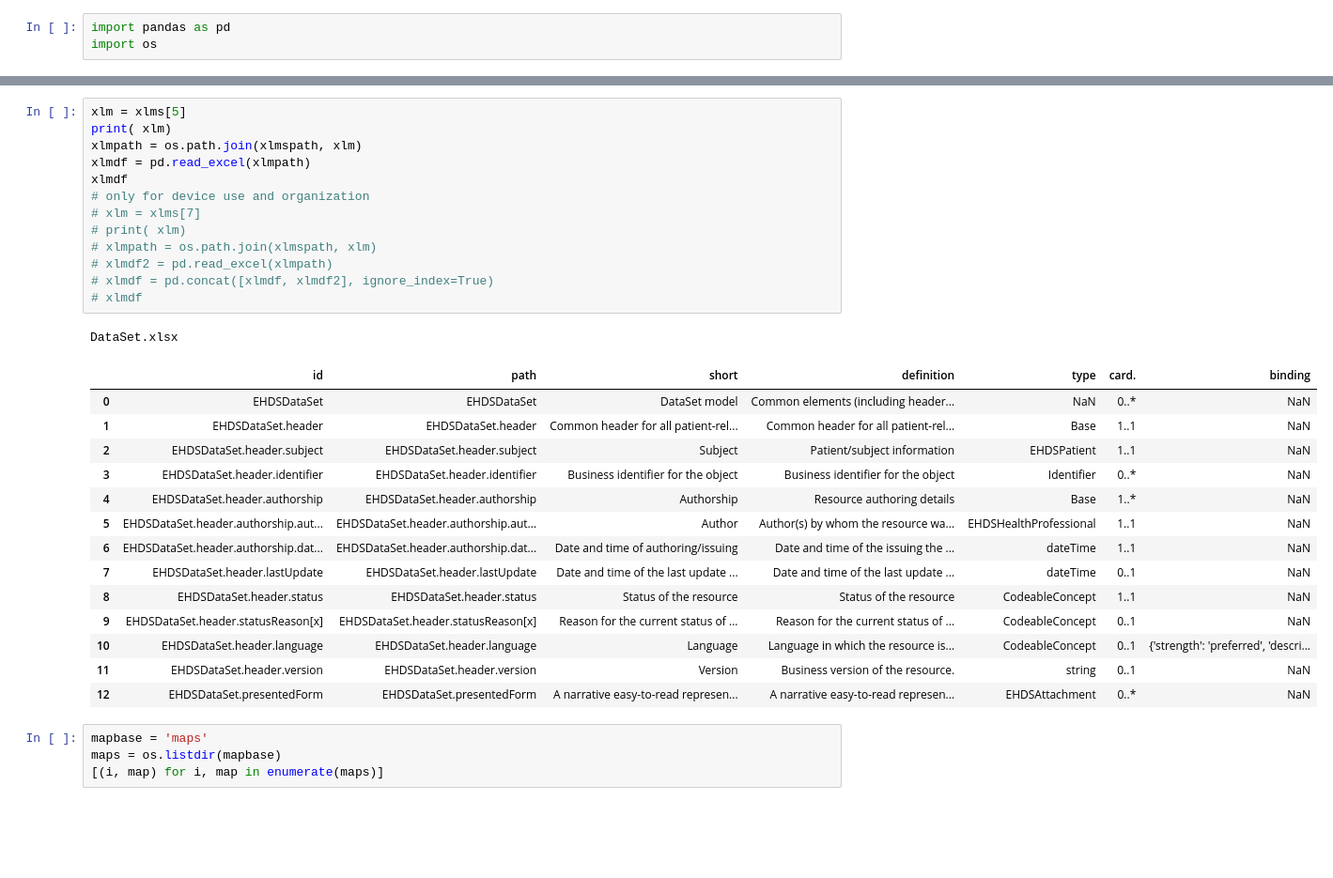
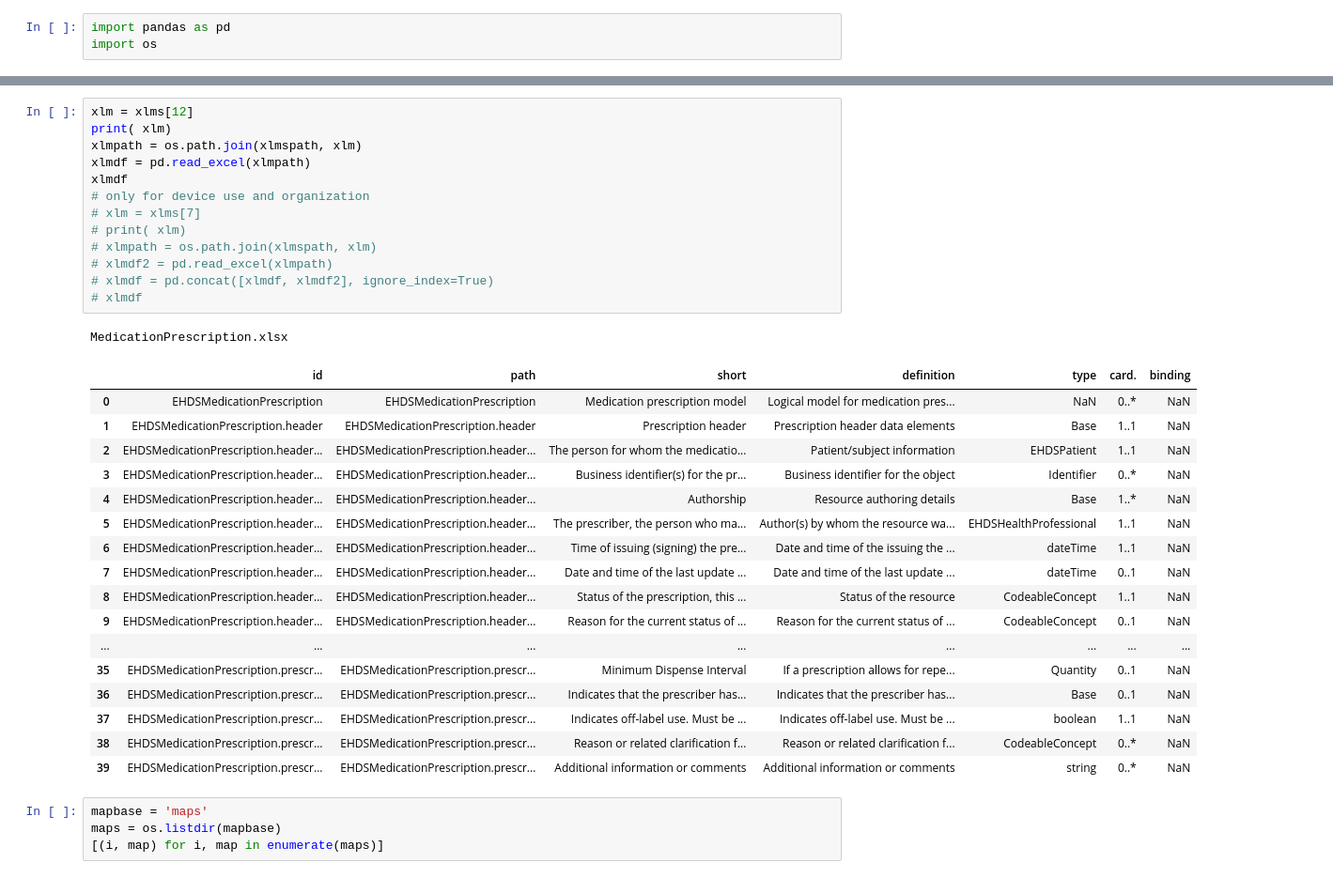
Before and after one commit to Nictiz/eu-nl-compared, a Jupyter notebook: mapping.ipynb, the cells around one changed output, grey strips where cells are left out. Shown at 94% size. Drawn from its saved outputs; the diff is of its cells as text; blank space fills up the shorter version.

Commit message:
Added MedicationPrescription
xtEHR zibs2024 initial mapping

```diff
--- a/mapping.ipynb
+++ b/mapping.ipynb
@@ -78,32 +77,35 @@ xlms = os.listdir(xlmspath)
 # %%
-xlm = xlms[5]
+xlm = xlms[12]
 print( xlm)
 xlmpath = os.path.join(xlmspath, xlm)
 xlmdf = pd.read_excel(xlmpath)
 xlmdf
 # only for device use and organization
 # xlm = xlms[7]
 # print( xlm)
 # xlmpath = os.path.join(xlmspath, xlm)
 # xlmdf2 = pd.read_excel(xlmpath)
 # xlmdf = pd.concat([xlmdf, xlmdf2], ignore_index=True)
 # xlmdf
 # %% [output]
-DataSet.xlsx
+MedicationPrescription.xlsx
 |  | id | path | short | definition | type | card. | binding |
-| 0 | EHDSDataSet | EHDSDataSet | DataSet model | Common elements (including header... | NaN | 0..* | NaN |
-| 1 | EHDSDataSet.header | EHDSDataSet.header | Common header for all patient-rel... | Common header for all patient-rel... | Base | 1..1 | NaN |
-| 2 | EHDSDataSet.header.subject | EHDSDataSet.header.subject | Subject | Patient/subject information | EHDSPatient | 1..1 | NaN |
-| 3 | EHDSDataSet.header.identifier | EHDSDataSet.header.identifier | Business identifier for the object | Business identifier for the object | Identifier | 0..* | NaN |
-| 4 | EHDSDataSet.header.authorship | EHDSDataSet.header.authorship | Authorship | Resource authoring details | Base | 1..* | NaN |
-| 5 | EHDSDataSet.header.authorship.aut... | EHDSDataSet.header.authorship.aut... | Author | Author(s) by whom the resource wa... | EHDSHealthProfessional | 1..1 | NaN |
-| 6 | EHDSDataSet.header.authorship.dat... | EHDSDataSet.header.authorship.dat... | Date and time of authoring/issuing | Date and time of the issuing the ... | dateTime | 1..1 | NaN |
-| 7 | EHDSDataSet.header.lastUpdate | EHDSDataSet.header.lastUpdate | Date and time of the last update ... | Date and time of the last update ... | dateTime | 0..1 | NaN |
-| 8 | EHDSDataSet.header.status | EHDSDataSet.header.status | Status of the resource | Status of the resource | CodeableConcept | 1..1 | NaN |
-| 9 | EHDSDataSet.header.statusReason[x] | EHDSDataSet.header.statusReason[x] | Reason for the current status of ... | Reason for the current status of ... | CodeableConcept | 0..1 | NaN |
-| 10 | EHDSDataSet.header.language | EHDSDataSet.header.language | Language | Language in which the resource is... | CodeableConcept | 0..1 | {'strength': 'preferred', 'descri... |
-| 11 | EHDSDataSet.header.version | EHDSDataSet.header.version | Version | Business version of the resource. | string | 0..1 | NaN |
-| 12 | EHDSDataSet.presentedForm | EHDSDataSet.presentedForm | A narrative easy-to-read represen... | A narrative easy-to-read represen... | EHDSAttachment | 0..* | NaN |
+| 0 | EHDSMedicationPrescription | EHDSMedicationPrescription | Medication prescription model | Logical model for medication pres... | NaN | 0..* | NaN |
+| 1 | EHDSMedicationPrescription.header | EHDSMedicationPrescription.header | Prescription header | Prescription header data elements | Base | 1..1 | NaN |
+| 2 | EHDSMedicationPrescription.header... | EHDSMedicationPrescription.header... | The person for whom the medicatio... | Patient/subject information | EHDSPatient | 1..1 | NaN |
+| 3 | EHDSMedicationPrescription.header... | EHDSMedicationPrescription.header... | Business identifier(s) for the pr... | Business identifier for the object | Identifier | 0..* | NaN |
+| 4 | EHDSMedicationPrescription.header... | EHDSMedicationPrescription.header... | Authorship | Resource authoring details | Base | 1..* | NaN |
+| 5 | EHDSMedicationPrescription.header... | EHDSMedicationPrescription.header... | The prescriber, the person who ma... | Author(s) by whom the resource wa... | EHDSHealthProfessional | 1..1 | NaN |
+| 6 | EHDSMedicationPrescription.header... | EHDSMedicationPrescription.header... | Time of issuing (signing) the pre... | Date and time of the issuing the ... | dateTime | 1..1 | NaN |
+| 7 | EHDSMedicationPrescription.header... | EHDSMedicationPrescription.header... | Date and time of the last update ... | Date and time of the last update ... | dateTime | 0..1 | NaN |
+| 8 | EHDSMedicationPrescription.header... | EHDSMedicationPrescription.header... | Status of the prescription, this ... | Status of the resource | CodeableConcept | 1..1 | NaN |
+| 9 | EHDSMedicationPrescription.header... | EHDSMedicationPrescription.header... | Reason for the current status of ... | Reason for the current status of ... | CodeableConcept | 0..1 | NaN |
+| ... | ... | ... | ... | ... | ... | ... | ... |
+| 35 | EHDSMedicationPrescription.prescr... | EHDSMedicationPrescription.prescr... | Minimum Dispense Interval | If a prescription allows for repe... | Quantity | 0..1 | NaN |
+| 36 | EHDSMedicationPrescription.prescr... | EHDSMedicationPrescription.prescr... | Indicates that the prescriber has... | Indicates that the prescriber has... | Base | 0..1 | NaN |
+| 37 | EHDSMedicationPrescription.prescr... | EHDSMedicationPrescription.prescr... | Indicates off-label use. Must be ... | Indicates off-label use. Must be ... | boolean | 1..1 | NaN |
+| 38 | EHDSMedicationPrescription.prescr... | EHDSMedicationPrescription.prescr... | Reason or related clarification f... | Reason or related clarification f... | CodeableConcept | 0..* | NaN |
+| 39 | EHDSMedicationPrescription.prescr... | EHDSMedicationPrescription.prescr... | Additional information or comments | Additional information or comments | string | 0..* | NaN |
 # %%
 mapbase = 'maps'
 maps = os.listdir(mapbase)
```
Also changed, not shown: parts of 3 cells of this notebook, 10 other files.
